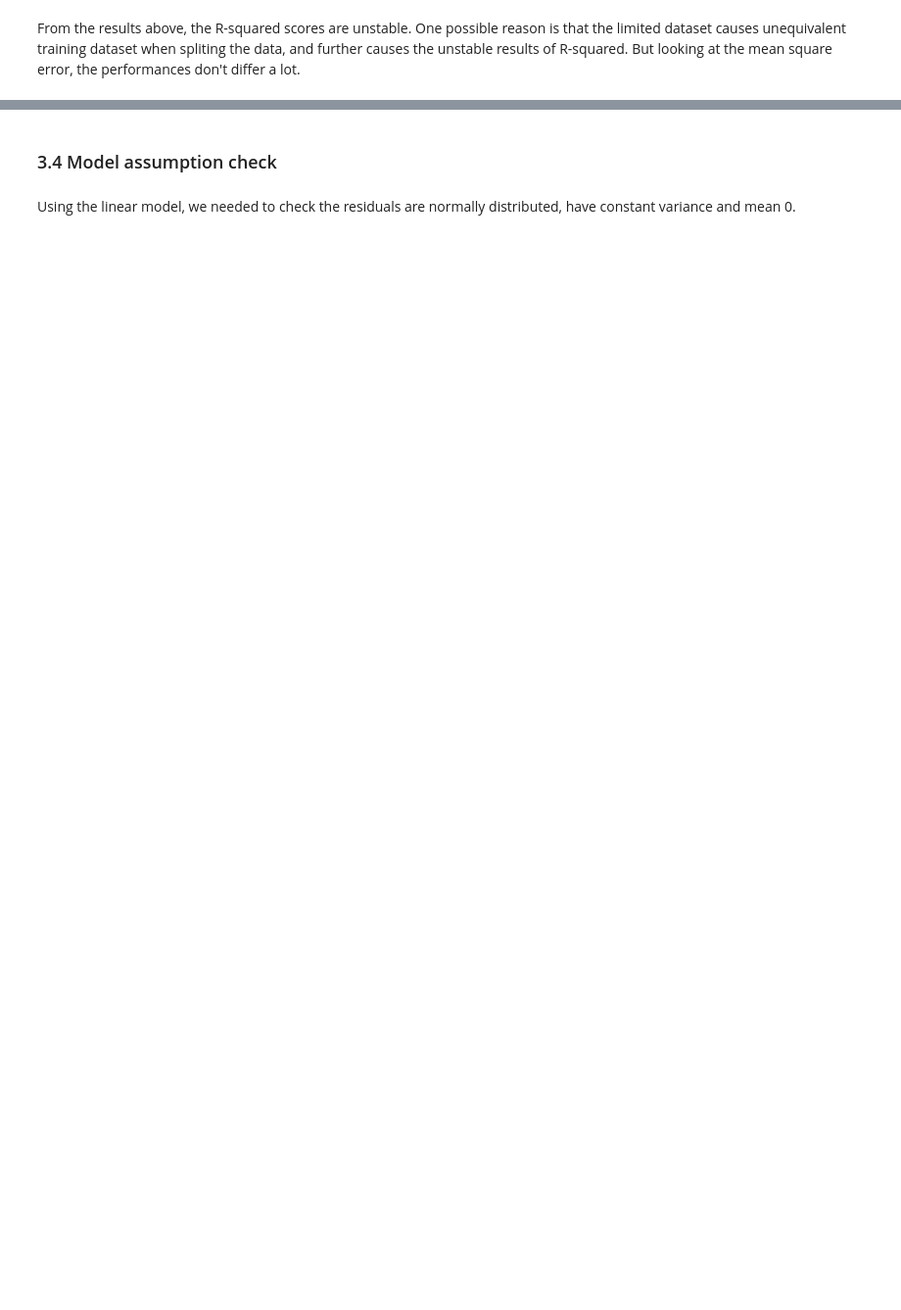
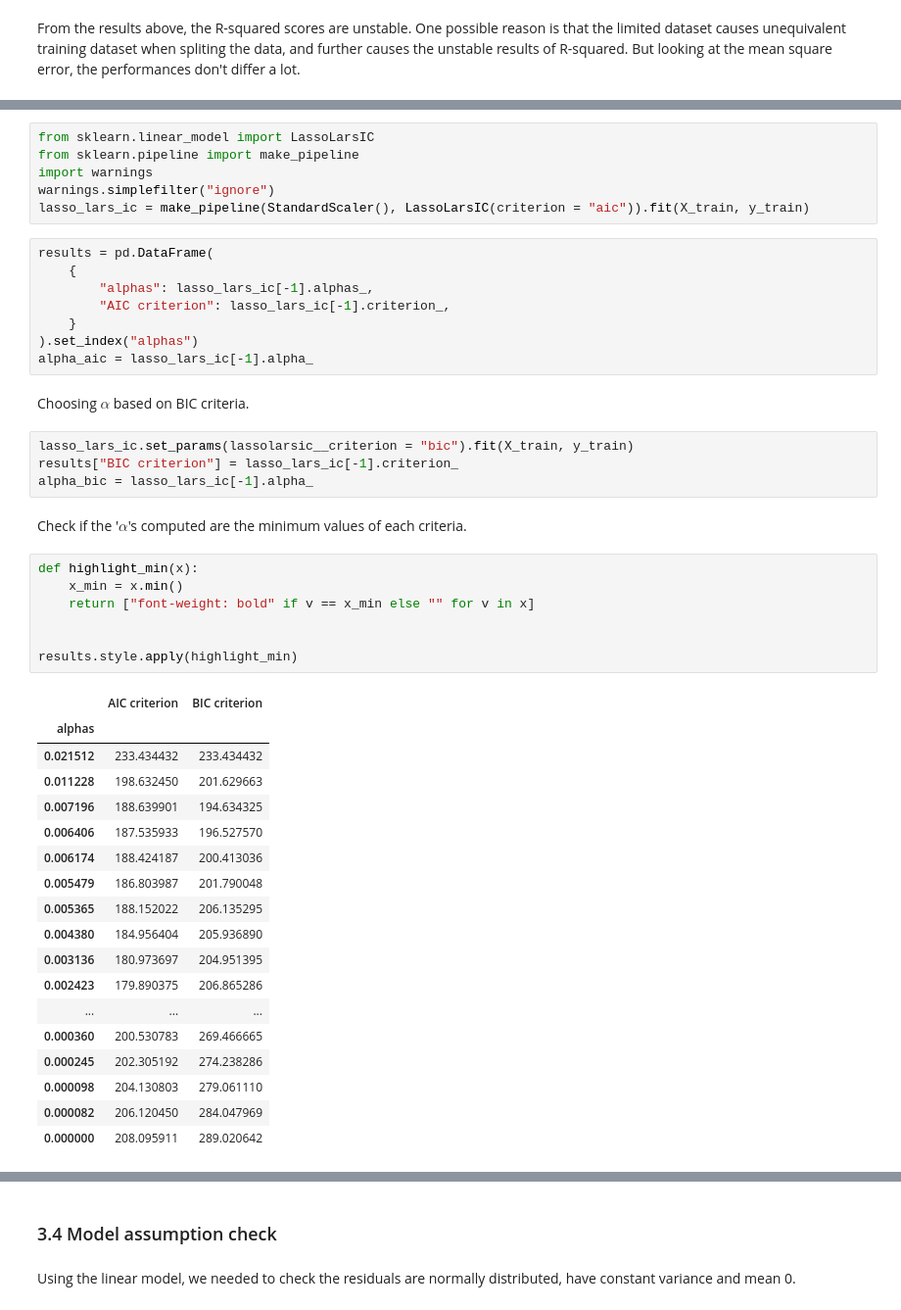
Before and after one commit to Machine-Learning-in-Python-Group-24/Machine-Learning-in-Python-Group-24, a Jupyter notebook: Project 1/project1Proofed.ipynb, the cells around one changed output, grey strips where cells are left out. Shown: that part at 98% size. Drawn from its saved outputs; the diff is of its cells as text; blank space fills up the shorter version.

```diff
--- a/Project 1/project1Proofed.ipynb
+++ b/Project 1/project1Proofed.ipynb
@@ -590,0 +595,48 @@ From the results above, the R-squared scores are unstable. One possible reason i
+# %%
+from sklearn.linear_model import LassoLarsIC
+from sklearn.pipeline import make_pipeline
+import warnings
+warnings.simplefilter("ignore")
+lasso_lars_ic = make_pipeline(StandardScaler(), LassoLarsIC(criterion = "aic")).fit(X_train, y_train)
+# %%
+results = pd.DataFrame(
+    {
+        "alphas": lasso_lars_ic[-1].alphas_,
+        "AIC criterion": lasso_lars_ic[-1].criterion_,
+    }
+).set_index("alphas")
+alpha_aic = lasso_lars_ic[-1].alpha_
+# %% [markdown]
+Choosing $\alpha$ based on BIC criteria.
+# %%
+lasso_lars_ic.set_params(lassolarsic__criterion = "bic").fit(X_train, y_train)
+results["BIC criterion"] = lasso_lars_ic[-1].criterion_
+alpha_bic = lasso_lars_ic[-1].alpha_
+# %% [markdown]
+Check if the '$\alpha$'s computed are the minimum values of each criteria.
+# %%
+def highlight_min(x):
+    x_min = x.min()
+    return ["font-weight: bold" if v == x_min else "" for v in x]
+
+
+results.style.apply(highlight_min)
+# %% [output]
+|  | AIC criterion | BIC criterion |
+| alphas |  |  |
+| 0.021512 | 233.434432 | 233.434432 |
+| 0.011228 | 198.632450 | 201.629663 |
+| 0.007196 | 188.639901 | 194.634325 |
+| 0.006406 | 187.535933 | 196.527570 |
+| 0.006174 | 188.424187 | 200.413036 |
+| 0.005479 | 186.803987 | 201.790048 |
+| 0.005365 | 188.152022 | 206.135295 |
+| 0.004380 | 184.956404 | 205.936890 |
+| 0.003136 | 180.973697 | 204.951395 |
+| 0.002423 | 179.890375 | 206.865286 |
+| ... | ... | ... |
+| 0.000360 | 200.530783 | 269.466665 |
+| 0.000245 | 202.305192 | 274.238286 |
+| 0.000098 | 204.130803 | 279.061110 |
+| 0.000082 | 206.120450 | 284.047969 |
+| 0.000000 | 208.095911 | 289.020642 |
```
Also changed, not shown: parts of 32 cells of this notebook.
